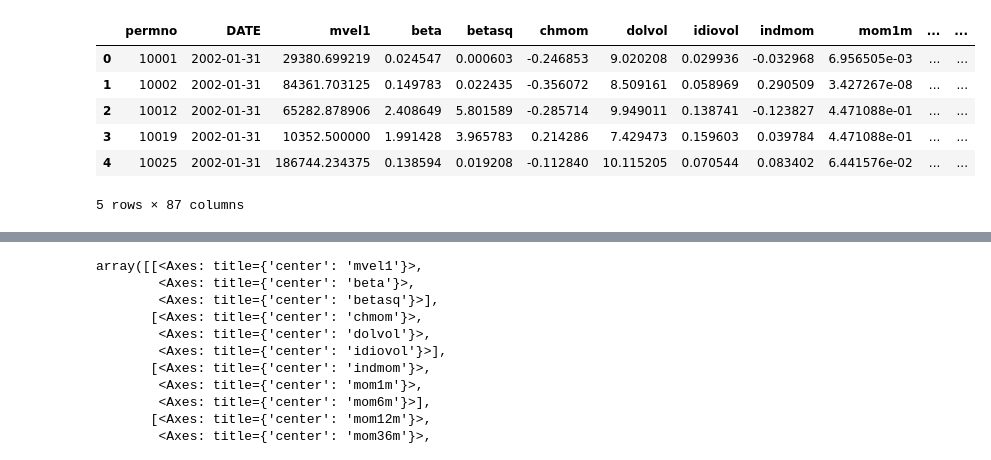
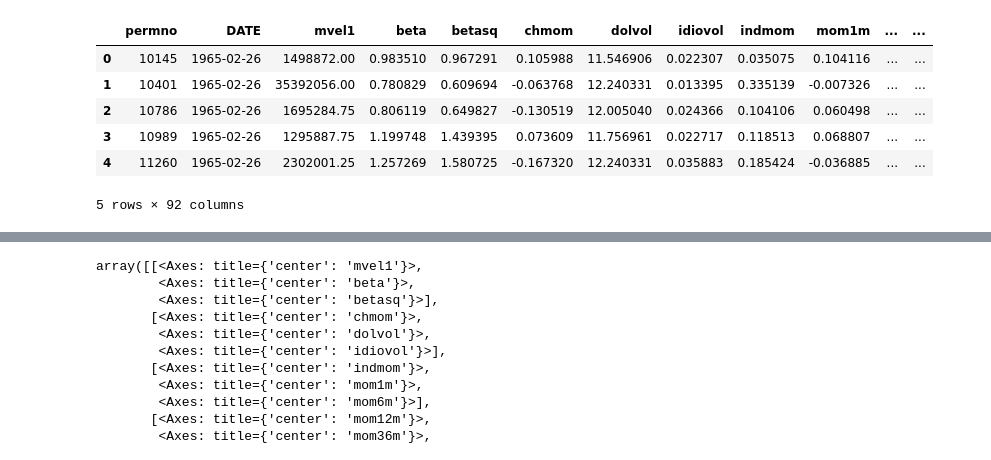
Before and after one commit to KidQuant/Taming-The-Factor-Zoo, a Jupyter notebook: 3_EDA.ipynb, the cells around one changed output, grey strips where cells are left out. Saved outputs shown, nothing was run; the diff lists cells and outputs as text; code cells hidden in the pictures.

```diff
--- a/3_EDA.ipynb
+++ b/3_EDA.ipynb
@@ -9,0 +24,7 @@ from matplotlib.pylab import rcParams
+# %%
+# with open('data/features_1965.pkl', 'wb') as f:
+#     pickle.dump(df, f)
+
+with open('data/features_1965.pkl', 'rb') as f:
+    df = pickle.load(f)
+    print(df.head())
@@ -10,15 +49,14 @@ from matplotlib.pylab import rcParams
 # %%
-df = pd.read_csv('data/factors_2002.csv', parse_dates=['DATE'])
 df[df.columns[2:]] = df[df.columns[2:]].astype('float32')
 
 df = df.sort_values(by=['DATE', 'permno'], ascending=True)
 df.head()
 # %% [output]
 |  | permno | DATE | mvel1 | beta | betasq | chmom | dolvol | idiovol | indmom | mom1m | ... | ... |
-| 0 | 10001 | 2002-01-31 | 29380.699219 | 0.024547 | 0.000603 | -0.246853 | 9.020208 | 0.029936 | -0.032968 | 6.956505e-03 | ... | ... |
-| 1 | 10002 | 2002-01-31 | 84361.703125 | 0.149783 | 0.022435 | -0.356072 | 8.509161 | 0.058969 | 0.290509 | 3.427267e-08 | ... | ... |
-| 2 | 10012 | 2002-01-31 | 65282.878906 | 2.408649 | 5.801589 | -0.285714 | 9.949011 | 0.138741 | -0.123827 | 4.471088e-01 | ... | ... |
-| 3 | 10019 | 2002-01-31 | 10352.500000 | 1.991428 | 3.965783 | 0.214286 | 7.429473 | 0.159603 | 0.039784 | 4.471088e-01 | ... | ... |
-| 4 | 10025 | 2002-01-31 | 186744.234375 | 0.138594 | 0.019208 | -0.112840 | 10.115205 | 0.070544 | 0.083402 | 6.441576e-02 | ... | ... |
+| 0 | 10145 | 1965-02-26 | 1498872.00 | 0.983510 | 0.967291 | 0.105988 | 11.546906 | 0.022307 | 0.035075 | 0.104116 | ... | ... |
+| 1 | 10401 | 1965-02-26 | 35392056.00 | 0.780829 | 0.609694 | -0.063768 | 12.240331 | 0.013395 | 0.335139 | -0.007326 | ... | ... |
+| 2 | 10786 | 1965-02-26 | 1695284.75 | 0.806119 | 0.649827 | -0.130519 | 12.005040 | 0.024366 | 0.104106 | 0.060498 | ... | ... |
+| 3 | 10989 | 1965-02-26 | 1295887.75 | 1.199748 | 1.439395 | 0.073609 | 11.756961 | 0.022717 | 0.118513 | 0.068807 | ... | ... |
+| 4 | 11260 | 1965-02-26 | 2302001.25 | 1.257269 | 1.580725 | -0.167320 | 12.240331 | 0.035883 | 0.185424 | -0.036885 | ... | ... |
-5 rows × 87 columns
+5 rows × 92 columns
 # %%
```
Also changed, not shown: parts of 19 cells of this notebook.
